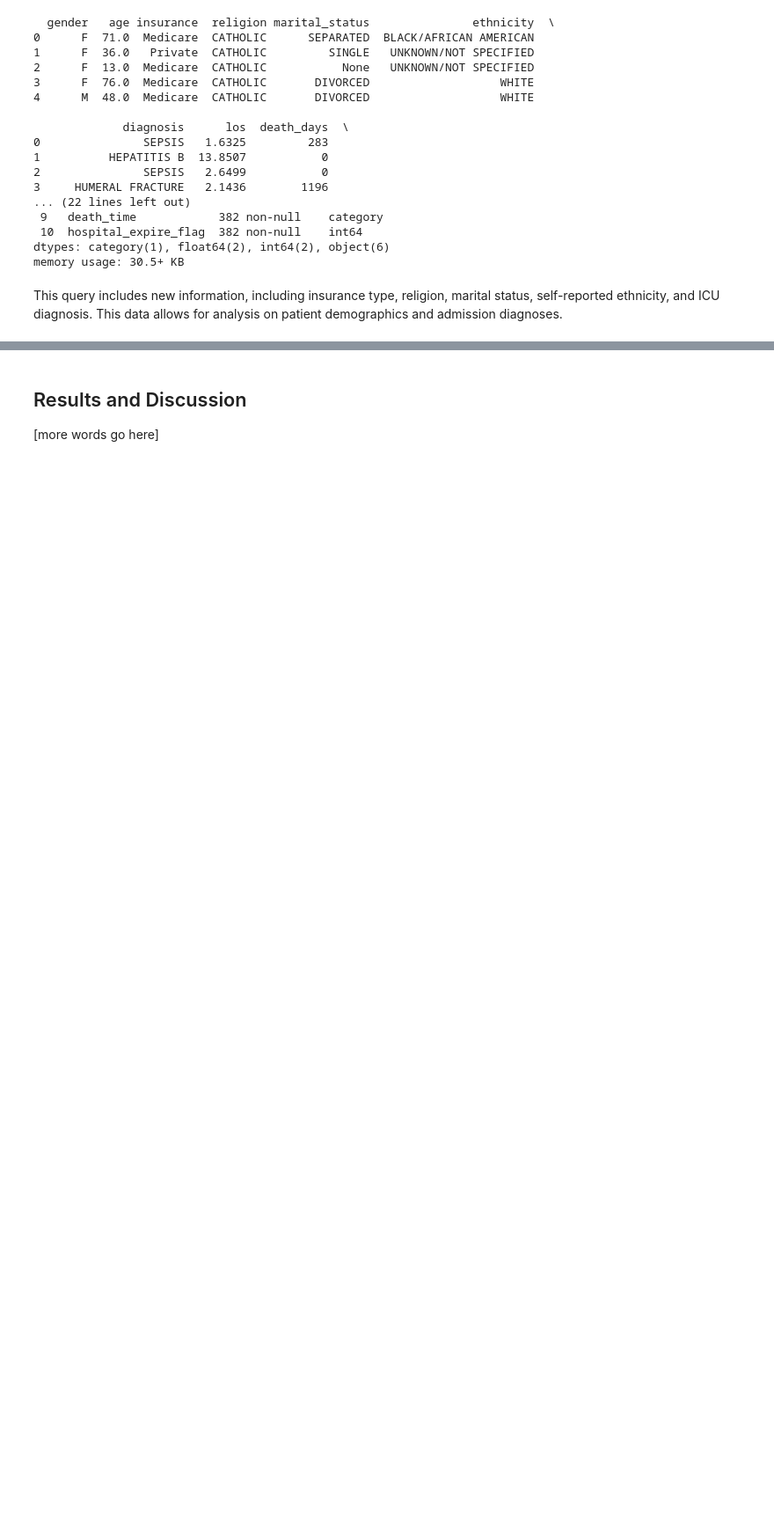
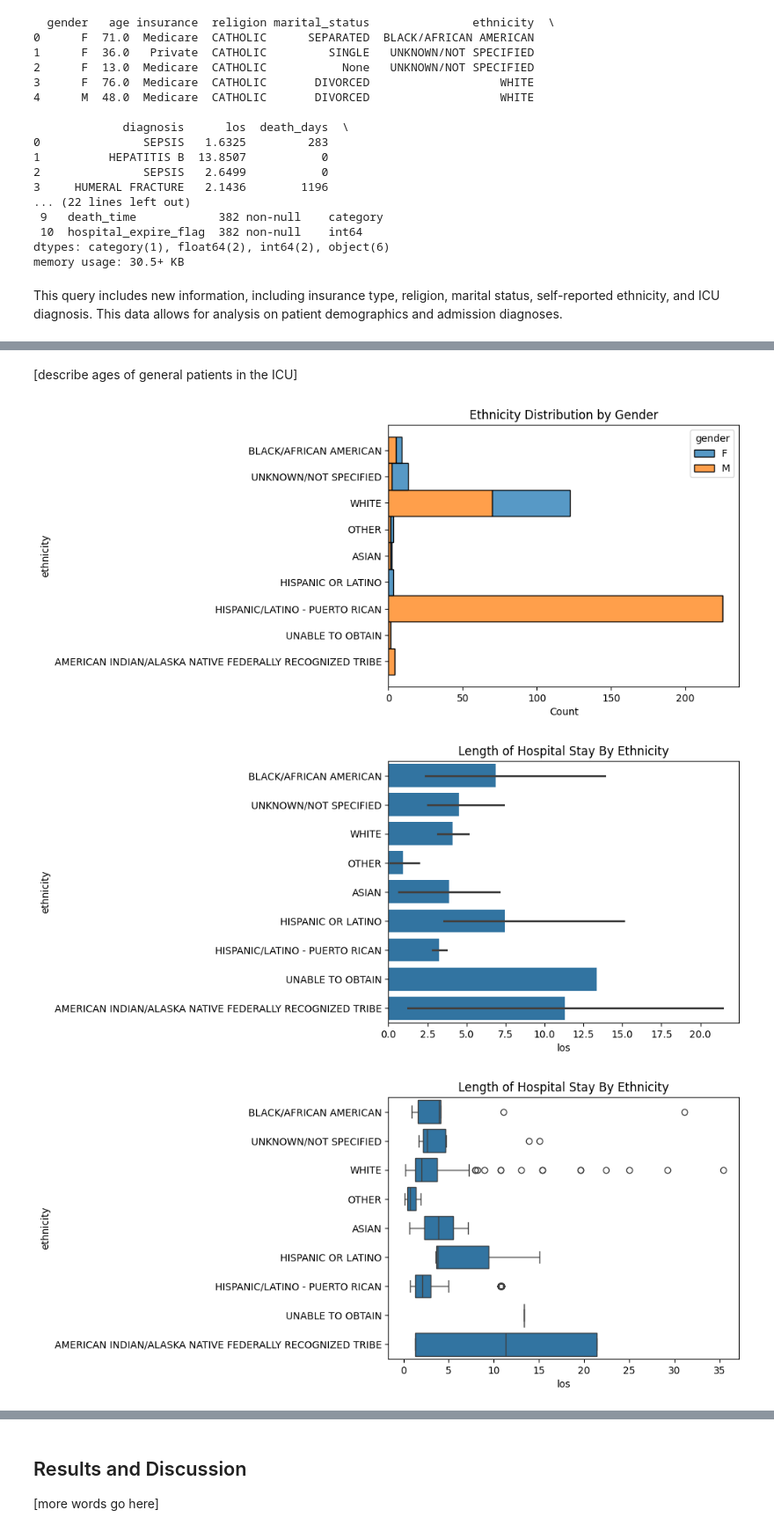
Before and after one commit to punstack/Health-Care-Analytics, a Jupyter notebook: eda.ipynb, the cells around one changed output, grey strips where cells are left out. Shown: that part at 88% size. Drawn from its saved outputs; the diff is of its cells as text; code cells hidden in the pictures; blank space fills up the shorter version.

```diff
--- a/eda.ipynb
+++ b/eda.ipynb
@@ -193,0 +187,18 @@ memory usage: 6.2+ KB
+# %% [markdown]
+[describe ages of general patients in the ICU]
+# %%
+sns.histplot(data=df_b, y='ethnicity', hue='gender', multiple='stack')
+plt.title('Ethnicity Distribution by Gender')
+plt.show()
+
+sns.barplot(y='ethnicity', x='los', data=df_b)
+plt.title('Length of Hospital Stay By Ethnicity')
+plt.show()
+
+sns.boxplot(y='ethnicity', x='los', data=df_b)
+plt.title('Length of Hospital Stay By Ethnicity')
+plt.show()
+# %% [output]
+[figure, added]
+[figure, added]
+[figure, added]
```
Also changed, not shown: parts of 29 cells of this notebook, 1 other file.
